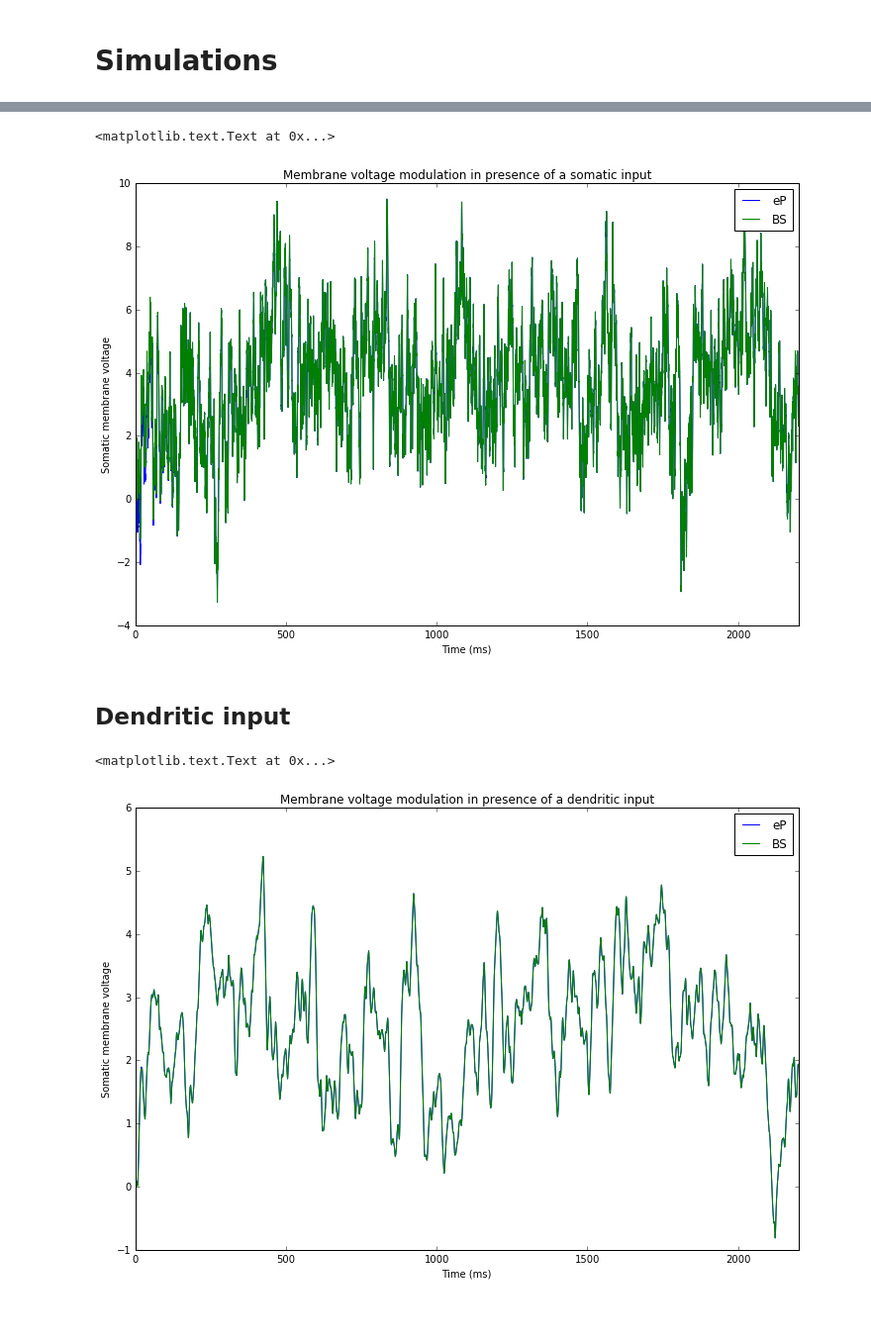
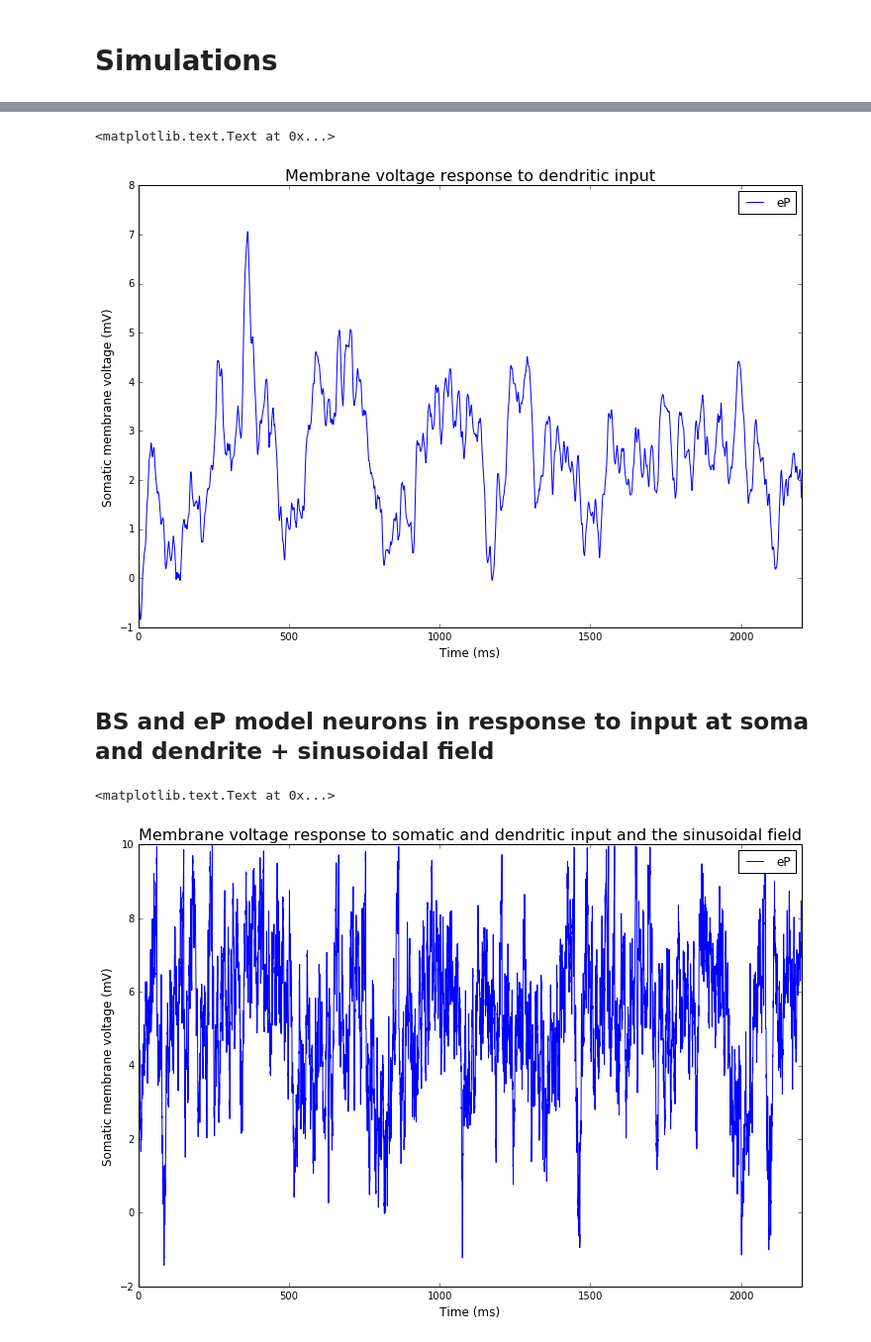
Before and after one commit to nigroup/IF_extension, a Jupyter notebook: run_BS_and_eP_models.ipynb, the cells around one changed output, grey strips where cells are left out. Shown at 99% size. Saved outputs shown, nothing was run; the diff lists cells and outputs as text; code cells hidden in the pictures; blank space fills up the shorter version.

```diff
--- a/run_BS_and_eP_models.ipynb
+++ b/run_BS_and_eP_models.ipynb
@@ -278,4 +276,7 @@ def runBSModel(duration=duration,
 if isNEURONInstalled:
     _ = runBSModel(OUNoise_dend_std=0, OUNoise_soma_std=0, OUNoise_dend_mean=0, OUNoise_soma_mean=0)
     t, V_BS, OUNoise_soma, OUNoise_dend = _
+else:
+    OUNoise_soma = 0.0*t
+    OUNoise_dend = 0.0*t
 # %%
@@ -289,0 +307,7 @@ t_eP, V_eP, E_eP = eP.runSim(dt=t[1]*1e-3,duration=duration*1e-3,E_onset=E_onset
+# %%
+if isNEURONInstalled:
+    _ = runBSModel(OUNoise_dend_std=0, OUNoise_dend_mean=0 , E_amp=0)
+    t, V_BS, OUNoise_soma, OUNoise_dend = _
+else:
+    OUNoise_soma = generateOUNoise(t*1e-3,0.5e-3,OUNoise_soma_std) + OUNoise_soma_mean
+    OUNoise_dend = 0.0*t
@@ -305,5 +338,8 @@ plt.title('Membrane voltage modulation in presence of an extracellular field')
 # %%
 if isNEURONInstalled:
-    _ = runBSModel(OUNoise_dend_std=0, OUNoise_dend_mean=0 , E_amp=0)
+    _ = runBSModel(OUNoise_soma_std=0, OUNoise_soma_mean= 0, E_amp=0)
     t, V_BS, OUNoise_soma, OUNoise_dend = _
+else:
+    OUNoise_soma = 0.0*t
+    OUNoise_dend = generateOUNoise(t*1e-3,0.5e-3,OUNoise_dend_std) + OUNoise_dend_mean
 # %%
@@ -320,13 +356,11 @@ plt.figure(figsize=(12.,8.))
 plt.plot(t_eP*1e3,V_eP*1e3,label='eP')
 if isNEURONInstalled:
     plt.plot(t,V_BS,label='BS')
-    plt.legend()
-plt.ylabel('Somatic membrane voltage')
-plt.xlabel('Time (ms)')
+plt.legend()
+plt.ylabel('Somatic membrane voltage (mV)', fontsize=12)
+plt.xlabel('Time (ms)', fontsize=12)
 plt.xlim([0,2200])
-plt.title('Membrane voltage modulation in presence of a somatic input')
+plt.title('Membrane voltage response to dendritic input', fontsize=16)
 # %% [output]
 <matplotlib.text.Text at 0x...>
-[figure, old version]
+[figure, new version]
-# %% [markdown]
-## Dendritic input
@@ -337 +367,10 @@ if isNEURONInstalled:
+# %% [markdown]
+## BS and eP model neurons in response to input at soma and dendrite + sinusoidal field
+# %%
+if isNEURONInstalled:
+    _ = runBSModel()
+    t, V_BS, OUNoise_soma, OUNoise_dend = _
+else:
+    OUNoise_soma = generateOUNoise(t*1e-3,0.5e-3,OUNoise_soma_std) + OUNoise_soma_mean
+    OUNoise_dend = generateOUNoise(t*1e-3,0.5e-3,OUNoise_dend_std) + OUNoise_dend_mean
 # %%
@@ -346,13 +385,13 @@ t_eP, V_eP, E_eP = eP.runSim(dt=t[1]*1e-3,duration=duration*1e-3,E_onset=E_onset
 # %%
 plt.figure(figsize=(12.,8.))
 plt.plot(t_eP*1e3,V_eP*1e3,label='eP')
 if isNEURONInstalled:
     plt.plot(t,V_BS,label='BS')
-    plt.legend()
-plt.ylabel('Somatic membrane voltage')
-plt.xlabel('Time (ms)')
+plt.legend()
+plt.ylabel('Somatic membrane voltage (mV)', fontsize=12)
+plt.xlabel('Time (ms)', fontsize=12)
 plt.xlim([0,2200])
-plt.title('Membrane voltage modulation in presence of a dendritic input')
+plt.title('Membrane voltage response to somatic and dendritic input and the sinusoidal field', fontsize=16)
 # %% [output]
 <matplotlib.text.Text at 0x...>
-[figure, old version]
+[figure, new version]
```
Also changed, not shown: parts of 32 cells of this notebook, 5 other files.
